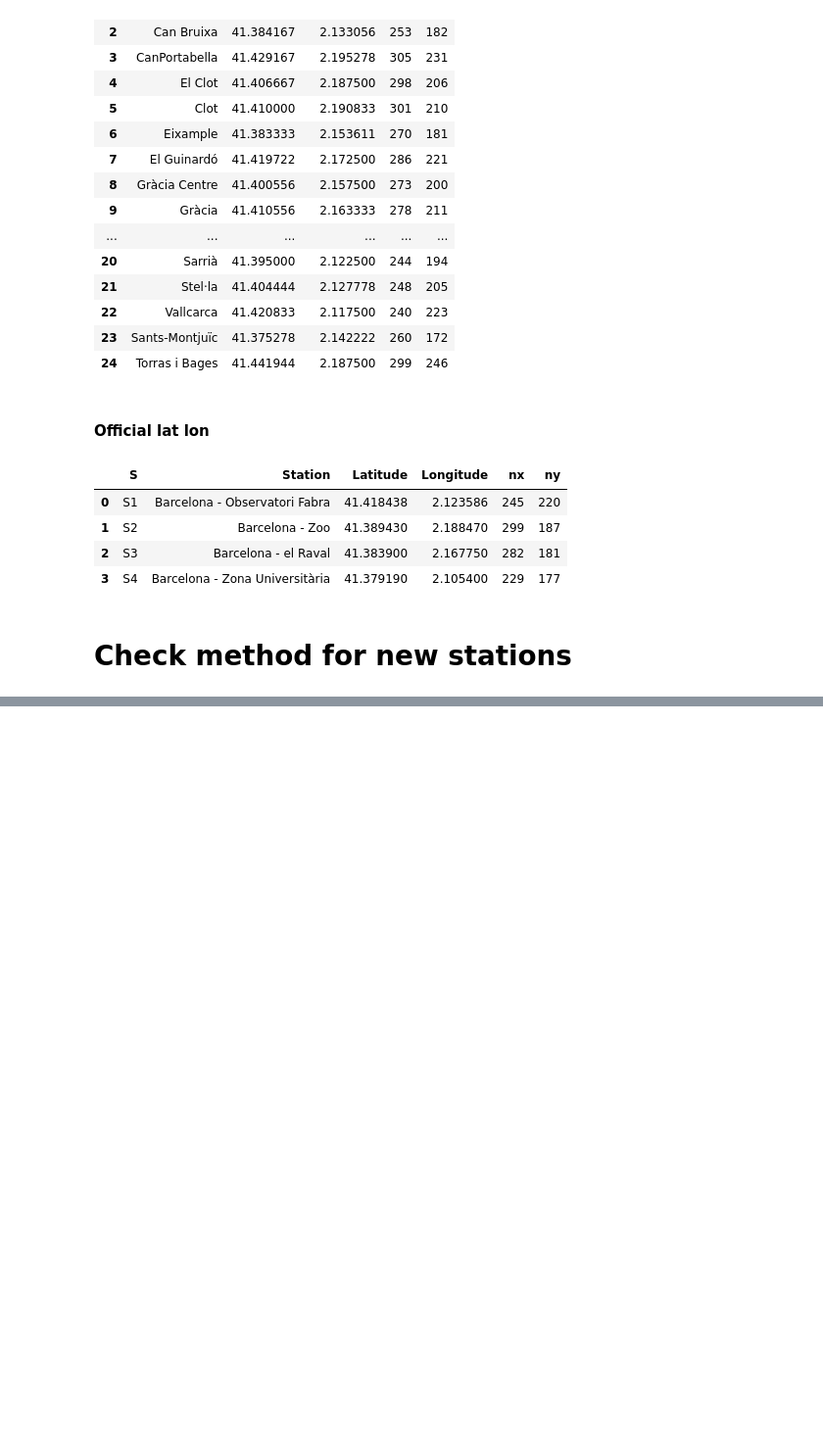
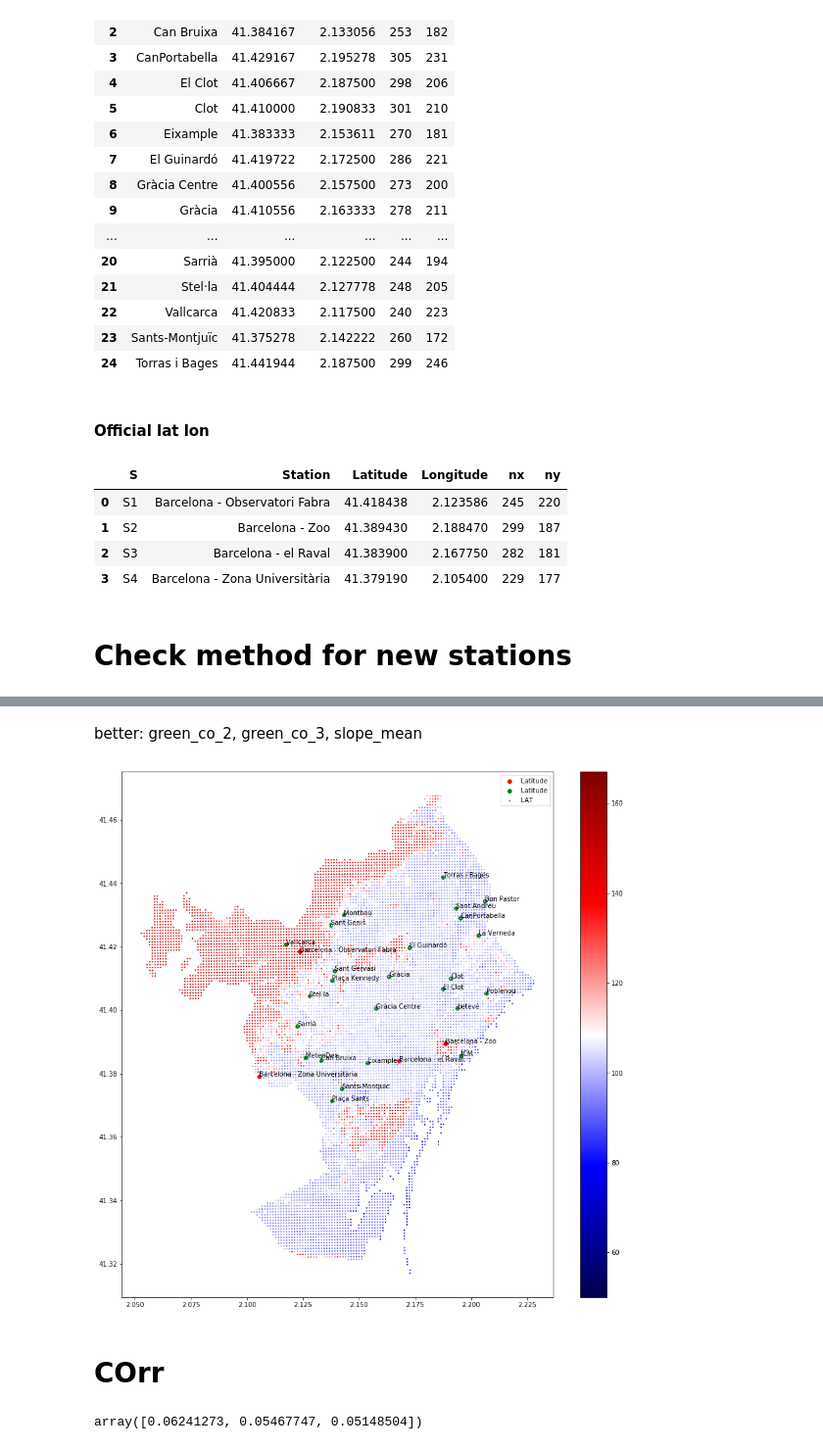
Before and after one commit to BielStela/climate_challenge, a Jupyter notebook: Untitled.ipynb, the cells around one changed output, grey strips where cells are left out. Shown at 98% size. Saved outputs shown, nothing was run; the diff lists cells and outputs as text; code cells hidden in the pictures; blank space fills up the shorter version.

```diff
--- a/Untitled.ipynb
+++ b/Untitled.ipynb
@@ -324,0 +370,2 @@ real_2012.groupby(by='idx').agg({'T_MEAN':'mean'})
+# %%
+extra_data = pd.read_csv("extra_features.csv")
@@ -338,0 +400,20 @@ plt.show()
+# %% [markdown]
+better: green_co_2, green_co_3, slope_mean
+# %%
+fig, ax = plt.subplots(figsize=(15,15))
+
+ax.scatter(x=offlatlon['Longitude'], y=offlatlon['Latitude'], c='r')
+ax.scatter(x=nooflatlon['Longitude'], y=nooflatlon['Latitude'], c='g')
+for i, txt in enumerate(nooflatlon['Station']):
+    ax.annotate(txt, (nooflatlon.loc[i,'Longitude'], nooflatlon.loc[i,'Latitude']))
+for i, txt in enumerate(offlatlon['Station']):
+    ax.annotate(txt, (offlatlon.loc[i,'Longitude'], offlatlon.loc[i,'Latitude']))
+sc = ax.scatter(x = extra_data.loc[:,'LON'], y = extra_data.loc[:,'LAT'], c = extra_data.loc[:,'green_co_3'], s=1.5,
+               cmap= 'seismic')
+plt.colorbar(sc)
+plt.legend()
+plt.show()
+# %% [output]
+[figure, added]
+# %% [markdown]
+# COrr
@@ -338,0 +430,4 @@ plt.show()
+# %%
+mutual_info_regression( df_corr_sc[:,1:], df_corr_sc[:,0])
+# %% [output]
+array([0.06241273, 0.05467747, 0.05148504])
```
Also changed, not shown: parts of 21 cells of this notebook.
